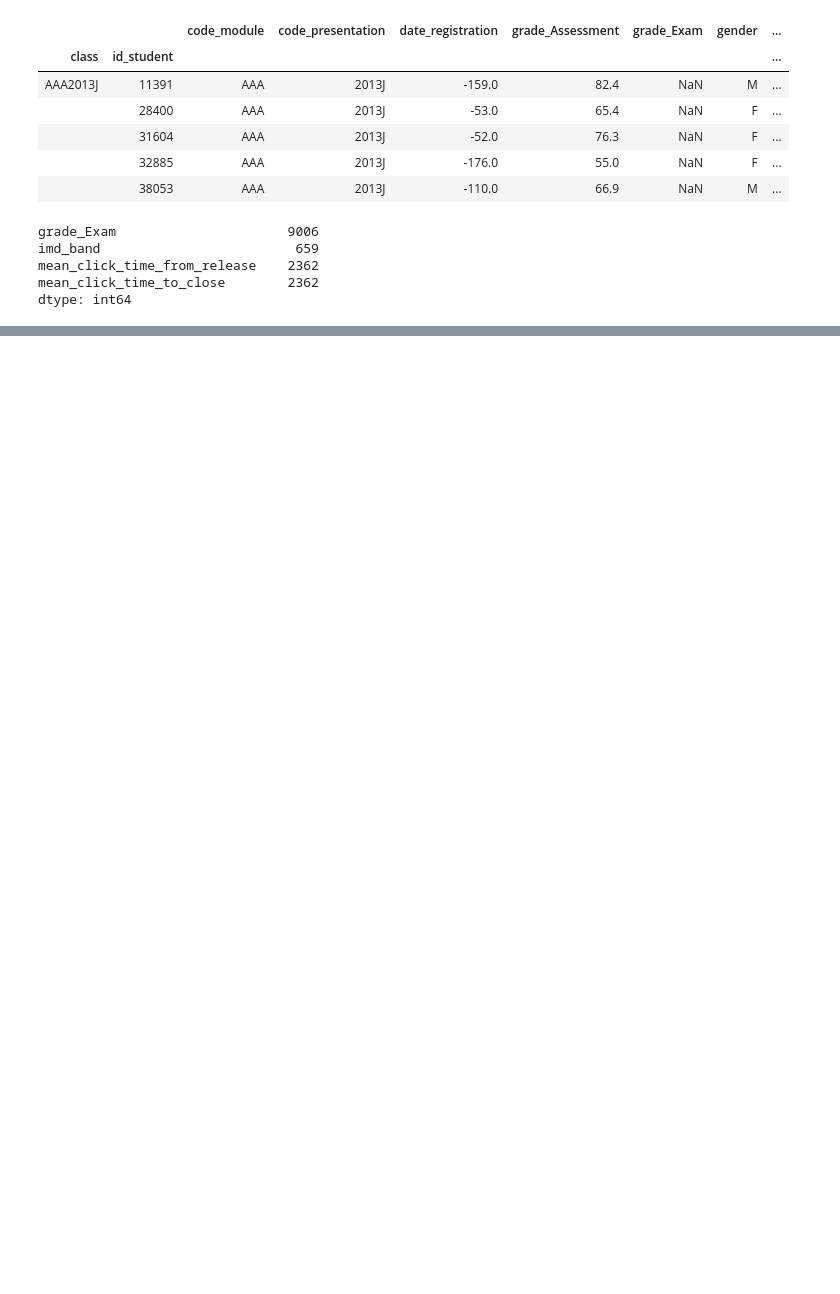
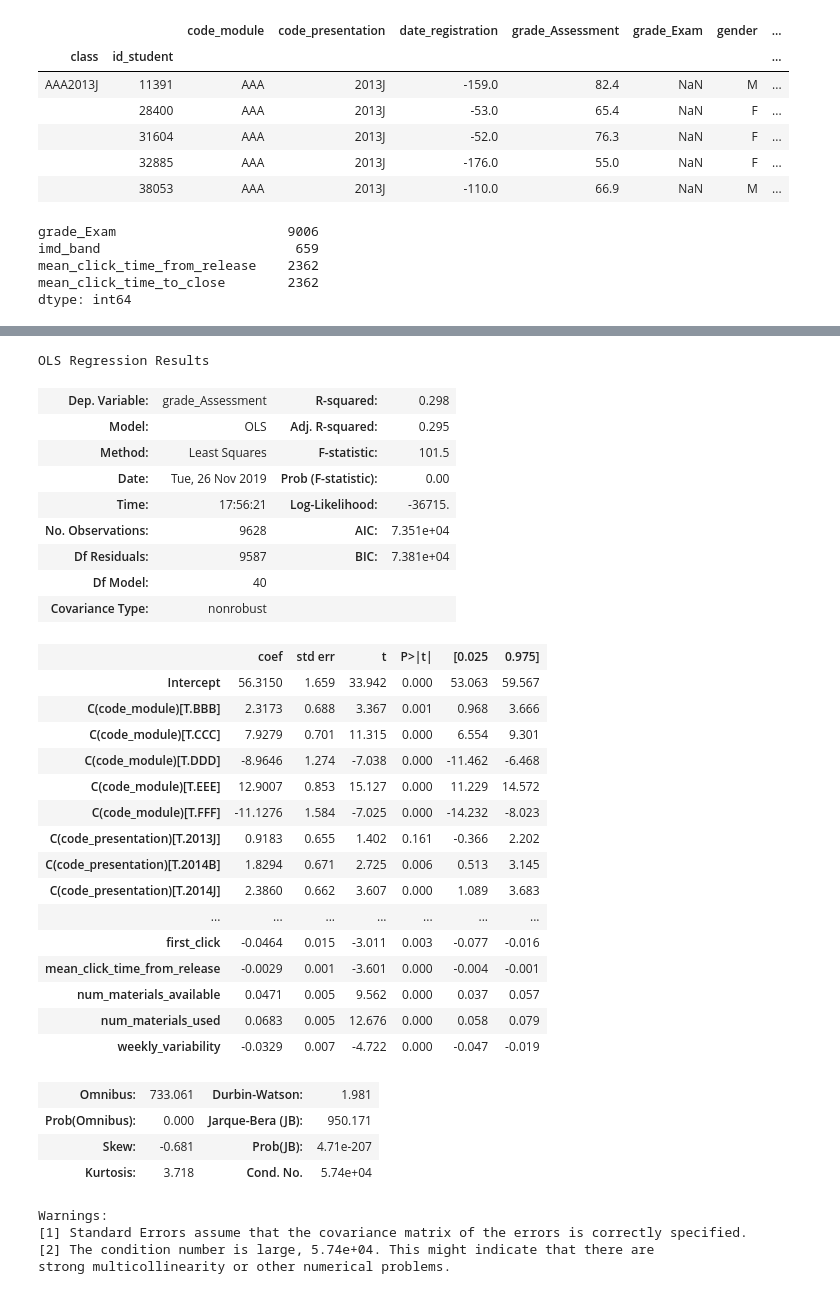
Before and after one commit to rcharan/mooc-data, a Jupyter notebook: analysis.ipynb, the cells around one changed output, grey strips where cells are left out. Drawn from its saved outputs; the diff is of its cells as text; code cells hidden in the pictures; blank space fills up the shorter version.

```diff
--- a/analysis.ipynb
+++ b/analysis.ipynb
@@ -68,0 +198,20 @@ Timer.end()
+# %%
+# Backwards stepwise regression, but only on the continuous variables
+def backwards_stepwise(X_cont_model, X_cat_model, y_model):
+    formula = build_formula(X_cont_model, X_cat_model, y_model)
+    results = smf.ols(formula, df).fit()
+    pvalues = results.pvalues
+    def is_cont(var):
+        return (not var.startswith('C(')) and (not var == 'Intercept')
+    cont = list(filter(is_cont, results.pvalues.index))
+    pvalues = pvalues[cont].sort_values(ascending = False)
+    worst_p = pvalues[0]
+    if worst_p >= 0.05:
+        X_cont_model.remove(pvalues.index[0])
+        return backwards_stepwise(X_cont_model, X_cat_model, y_model)
+    else:
+        return X_cont_model, X_cat_model, y_model, results
+# %%
+Timer.start()
+_, _, _, results = backwards_stepwise(X_cont_model, X_cat_model, y_model)
+Timer.end()
@@ -68,0 +220,37 @@ Timer.end()
+# %%
+results.summary()
+# %% [output]
+OLS Regression Results
+| Dep. Variable: | grade_Assessment | R-squared: | 0.298 |
+| Model: | OLS | Adj. R-squared: | 0.295 |
+| Method: | Least Squares | F-statistic: | 101.5 |
+| Date: | Tue, 26 Nov 2019 | Prob (F-statistic): | 0.00 |
+| Time: | 17:56:21 | Log-Likelihood: | -36715. |
+| No. Observations: | 9628 | AIC: | 7.351e+04 |
+| Df Residuals: | 9587 | BIC: | 7.381e+04 |
+| Df Model: | 40 |  |  |
+| Covariance Type: | nonrobust |  |  |
+|  | coef | std err | t | P>|t| | [0.025 | 0.975] |
+| Intercept | 56.3150 | 1.659 | 33.942 | 0.000 | 53.063 | 59.567 |
+| C(code_module)[T.BBB] | 2.3173 | 0.688 | 3.367 | 0.001 | 0.968 | 3.666 |
+| C(code_module)[T.CCC] | 7.9279 | 0.701 | 11.315 | 0.000 | 6.554 | 9.301 |
+| C(code_module)[T.DDD] | -8.9646 | 1.274 | -7.038 | 0.000 | -11.462 | -6.468 |
+| C(code_module)[T.EEE] | 12.9007 | 0.853 | 15.127 | 0.000 | 11.229 | 14.572 |
+| C(code_module)[T.FFF] | -11.1276 | 1.584 | -7.025 | 0.000 | -14.232 | -8.023 |
+| C(code_presentation)[T.2013J] | 0.9183 | 0.655 | 1.402 | 0.161 | -0.366 | 2.202 |
+| C(code_presentation)[T.2014B] | 1.8294 | 0.671 | 2.725 | 0.006 | 0.513 | 3.145 |
+| C(code_presentation)[T.2014J] | 2.3860 | 0.662 | 3.607 | 0.000 | 1.089 | 3.683 |
+| ... | ... | ... | ... | ... | ... | ... |
+| first_click | -0.0464 | 0.015 | -3.011 | 0.003 | -0.077 | -0.016 |
+| mean_click_time_from_release | -0.0029 | 0.001 | -3.601 | 0.000 | -0.004 | -0.001 |
+| num_materials_available | 0.0471 | 0.005 | 9.562 | 0.000 | 0.037 | 0.057 |
+| num_materials_used | 0.0683 | 0.005 | 12.676 | 0.000 | 0.058 | 0.079 |
+| weekly_variability | -0.0329 | 0.007 | -4.722 | 0.000 | -0.047 | -0.019 |
+| Omnibus: | 733.061 | Durbin-Watson: | 1.981 |
+| Prob(Omnibus): | 0.000 | Jarque-Bera (JB): | 950.171 |
+| Skew: | -0.681 | Prob(JB): | 4.71e-207 |
+| Kurtosis: | 3.718 | Cond. No. | 5.74e+04 |
+Warnings:
+[1] Standard Errors assume that the covariance matrix of the errors is correctly specified.
+[2] The condition number is large, 5.74e+04. This might indicate that there are
+strong multicollinearity or other numerical problems.
```
Also changed, not shown: parts of 20 cells of this notebook, 1 other file.
